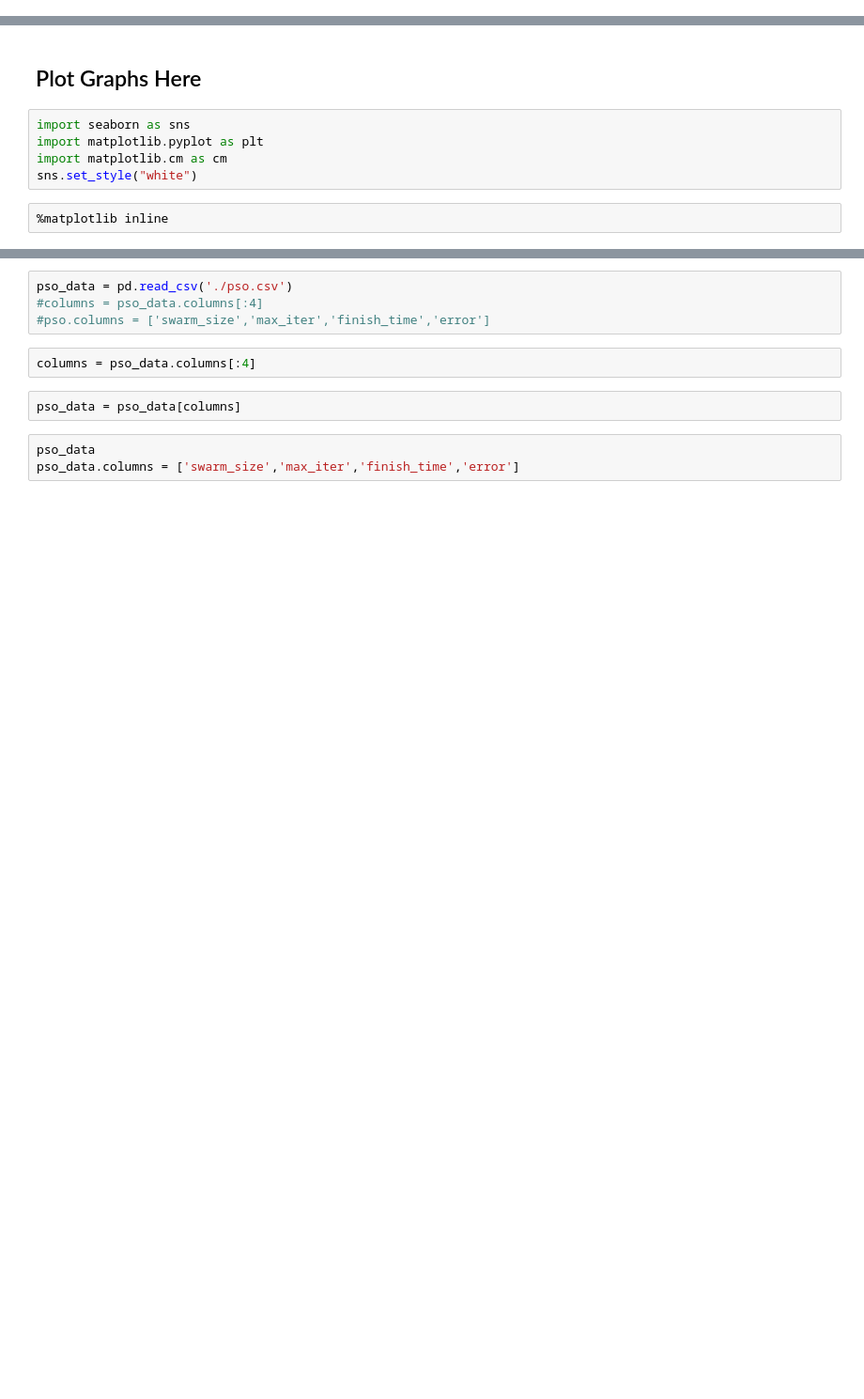
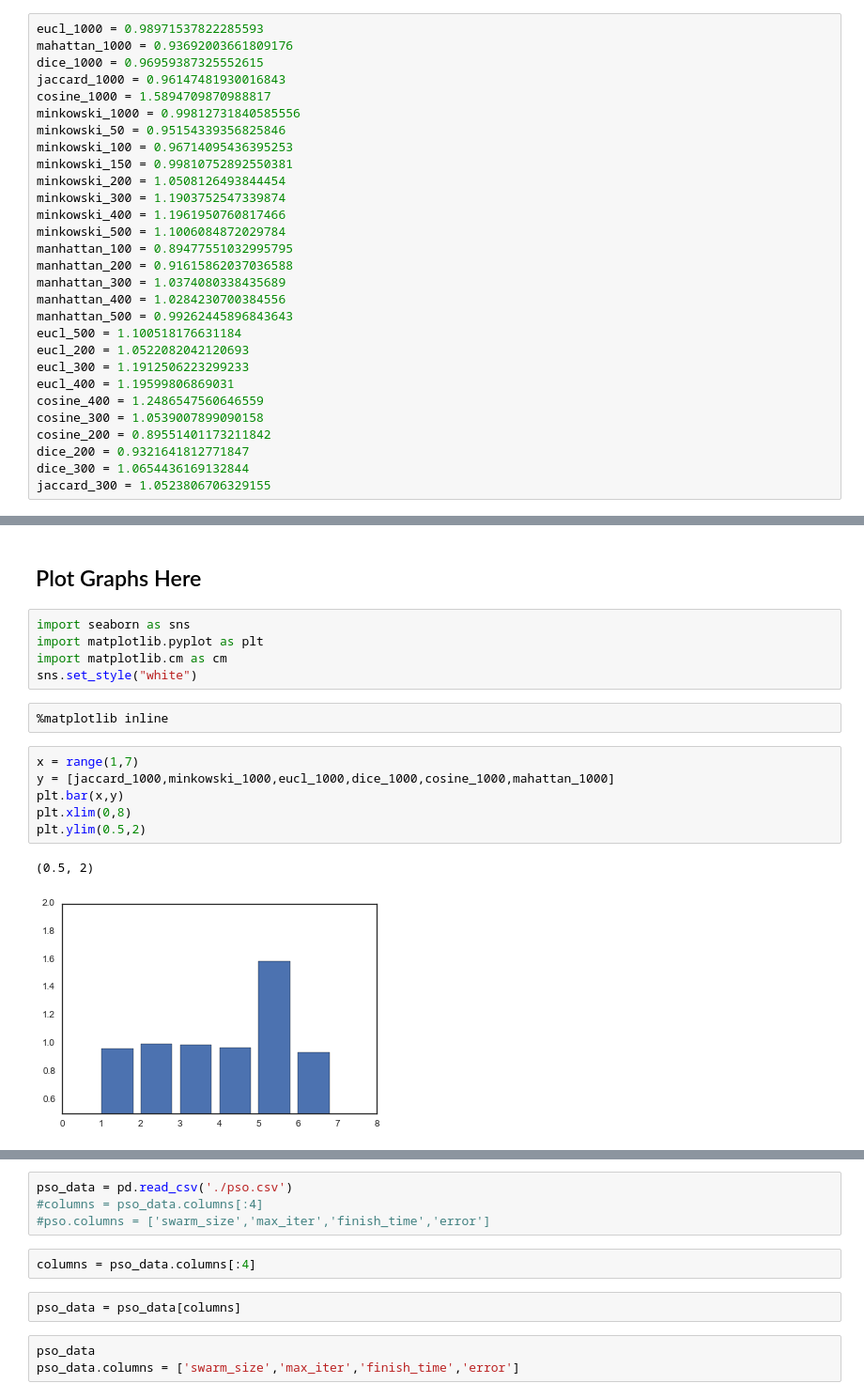
Before and after one commit to iamnewneo/Context-Aware-Recommender-System, a Jupyter notebook: Recsys_DCW.ipynb, the cells around one changed output, grey strips where cells are left out. Shown: that part at 94% size. Saved outputs shown, nothing was run; the diff lists cells and outputs as text; blank space fills up the shorter version.

```diff
--- a/Recsys_DCW.ipynb
+++ b/Recsys_DCW.ipynb
@@ -472,0 +539,29 @@ TypeError: mean_squared_error() missing 1 required positional argument: 'y_pred'
+# %%
+eucl_1000 = 0.98971537822285593
+mahattan_1000 = 0.93692003661809176
+dice_1000 = 0.96959387325552615
+jaccard_1000 = 0.96147481930016843
+cosine_1000 = 1.5894709870988817
+minkowski_1000 = 0.99812731840585556
+minkowski_50 = 0.95154339356825846
+minkowski_100 = 0.96714095436395253
+minkowski_150 = 0.99810752892550381
+minkowski_200 = 1.0508126493844454
+minkowski_300 = 1.1903752547339874
+minkowski_400 = 1.1961950760817466
+minkowski_500 = 1.1006084872029784
+manhattan_100 = 0.89477551032995795
+manhattan_200 = 0.91615862037036588
+manhattan_300 = 1.0374080338435689
+manhattan_400 = 1.0284230700384556
+manhattan_500 = 0.99262445896843643
+eucl_500 = 1.100518176631184
+eucl_200 = 1.0522082042120693
+eucl_300 = 1.1912506223299233
+eucl_400 = 1.19599806869031
+cosine_400 = 1.2486547560646559
+cosine_300 = 1.0539007899090158
+cosine_200 = 0.89551401173211842
+dice_200 = 0.9321641812771847
+dice_300 = 1.0654436169132844
+jaccard_300 = 1.0523806706329155
@@ -479,3 +578,12 @@ import matplotlib.cm as cm
 sns.set_style("white")
 # %%
 %matplotlib inline
+# %%
+x = range(1,7)
+y = [jaccard_1000,minkowski_1000,eucl_1000,dice_1000,cosine_1000,mahattan_1000]
+plt.bar(x,y)
+plt.xlim(0,8)
+plt.ylim(0.5,2)
+# %% [output]
+(0.5, 2)
+[figure, added]
```
Also changed, not shown: parts of 34 cells of this notebook, 26 other files.
